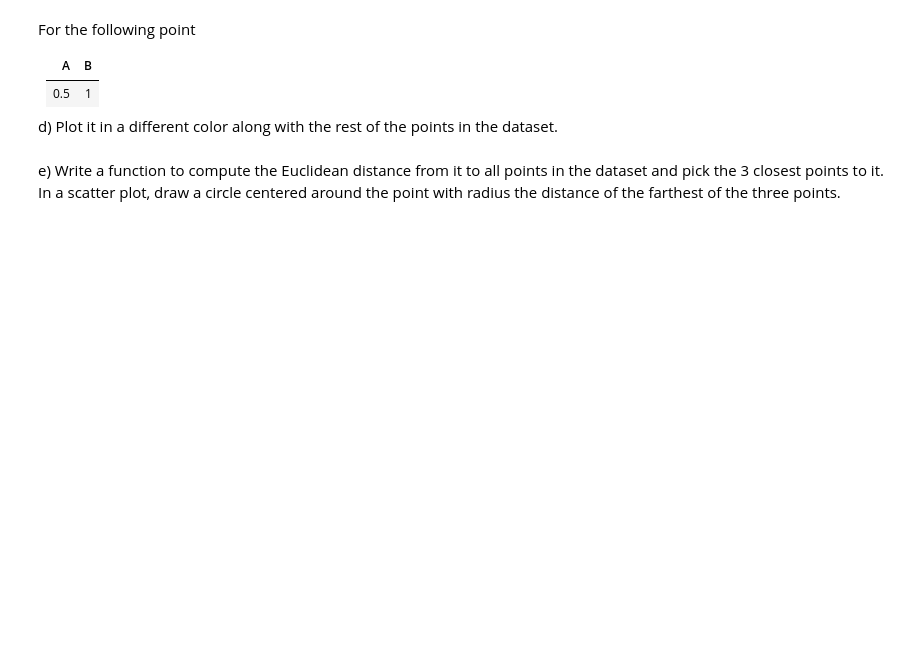
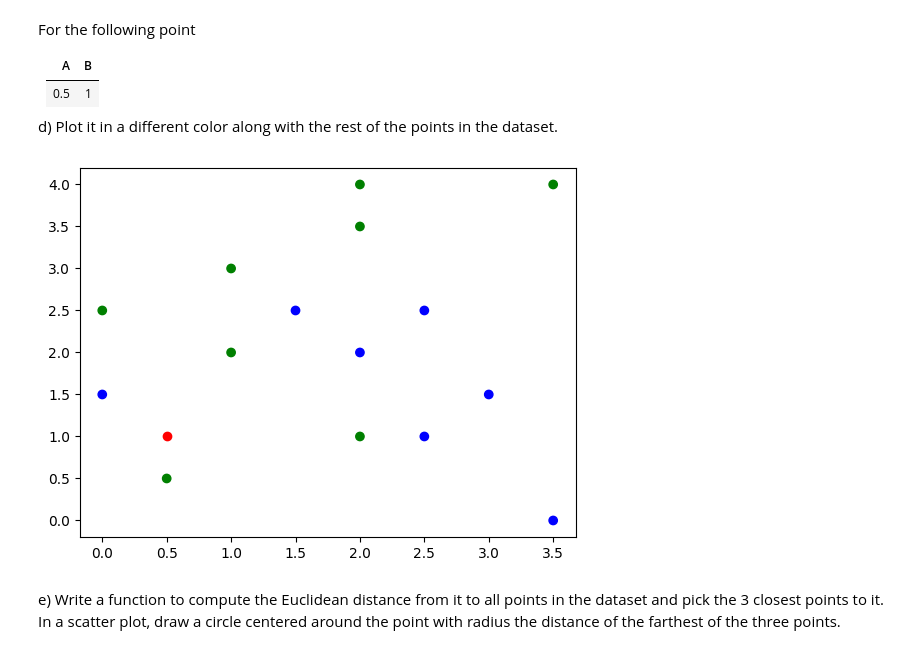
Before and after one commit to clarkaid/Data-Science-Fundamentals, a Jupyter notebook: lecture_12/worksheet_12.ipynb, the cells around one changed output. Saved outputs shown, nothing was run; the diff lists cells and outputs as text; code cells hidden in the pictures; blank space fills up the shorter version.

```diff
--- a/lecture_12/worksheet_12.ipynb
+++ b/lecture_12/worksheet_12.ipynb
@@ -60,6 +83,18 @@ For the following point
 | 0.5 |  1  |
 
 d) Plot it in a different color along with the rest of the points in the dataset.
+# %%
+data = {
+    "Attribute A" : [3.5, 0, 1, 2.5, 2, 1.5, 2, 3.5, 1, 3, 2, 2, 2.5, 0.5, 0.],
+    "Attribute B" : [4, 1.5, 2, 1, 3.5, 2.5, 1, 0, 3, 1.5, 4, 2, 2.5, 0.5, 2.5],
+    "Class" : [1, 0, 1, 0, 1, 0, 1, 0, 1, 0, 1, 0, 0, 1, 1],
+}
+
+plt.scatter(x = data["Attribute A"], y = data["Attribute B"], color=colors[data["Class"]].tolist())
+plt.plot(0.5,1, 'ro')
+plt.show()
+# %% [output]
+[figure, added]
 # %% [markdown]
 e) Write a function to compute the Euclidean distance from it to all points in the dataset and pick the 3 closest points to it. In a scatter plot, draw a circle centered around the point with radius the distance of the farthest of the three points.
 # %%
```
Also changed, not shown: parts of 24 cells of this notebook.
